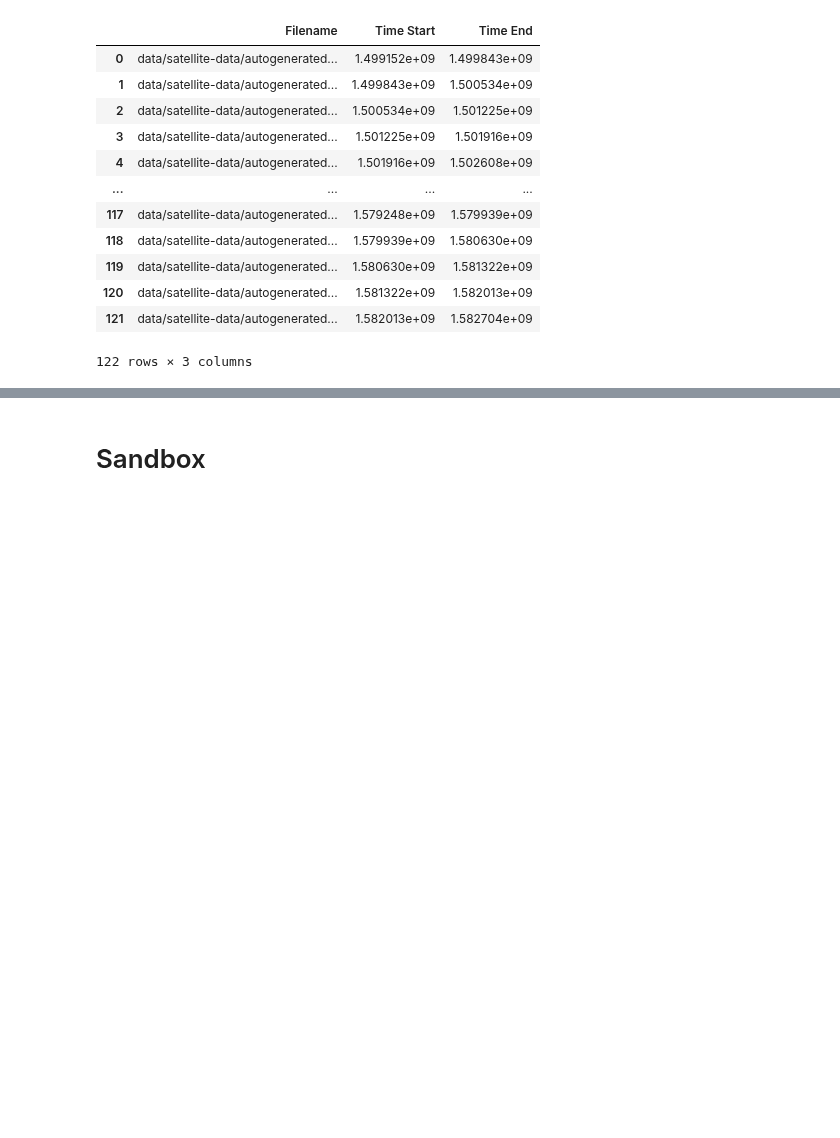
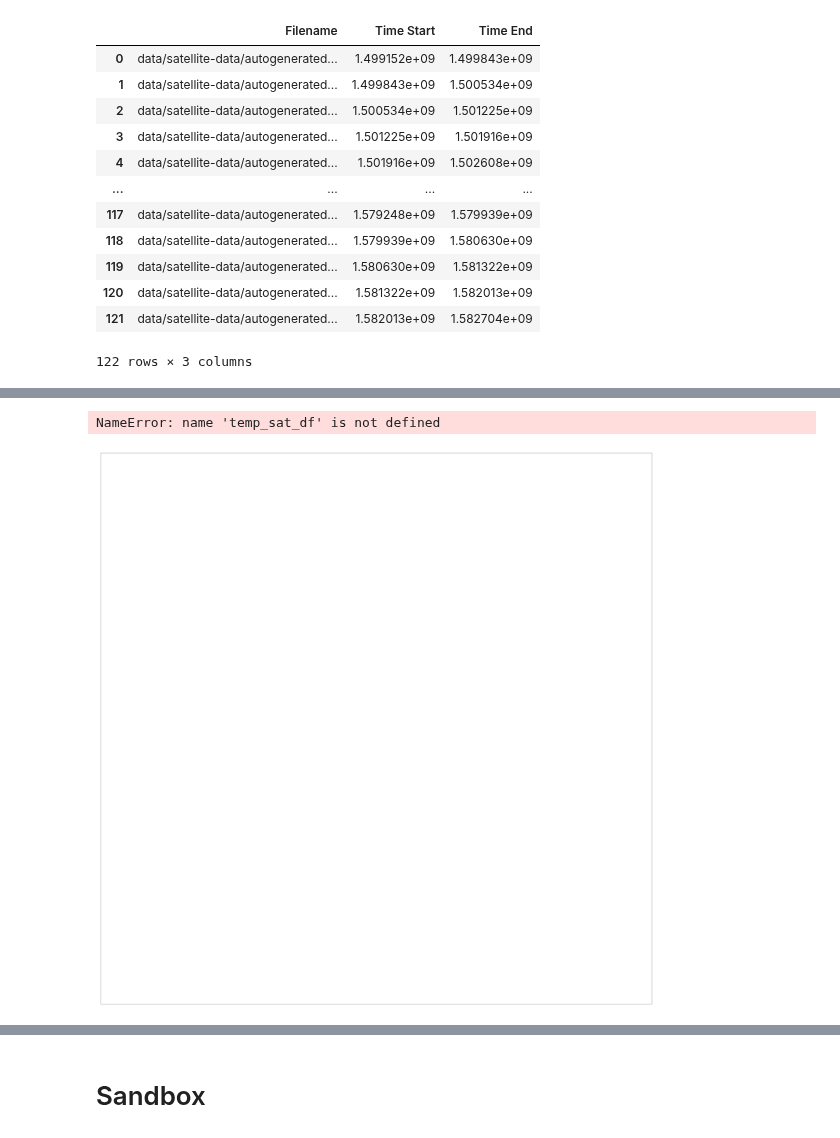
Before and after one commit to AmyPhung/chl-a-comparison, a Jupyter notebook: Workbook9 (major revision).ipynb, the cells around one changed output, grey strips where cells are left out. Cells and saved outputs as stored; diff of their text form; code cells hidden in the pictures; blank space fills up the shorter version.

```diff
--- a/Workbook9 (major revision).ipynb
+++ b/Workbook9 (major revision).ipynb
@@ -756,7 +779,7 @@ import timeit
 start_time = timeit.default_timer()
 
 # Look up best satellite data file for each point
-compiled_df["Sat File"] = compiled_df["Timestamp"].apply(sat_data.findBestFile)
+# compiled_df["Sat File"] = compiled_df["Timestamp"].apply(sat_data.findBestFile)
 
 elapsed = timeit.default_timer() - start_time
 print("Time for file lookup: " + str(elapsed))
@@ -774,13 +797,18 @@ for filename in compiled_df["Sat File"].unique():
 
     # Set active frame
     sat_data.setActiveFrame(filename)
+
     # Look up chlorophyll values for matching files
-    compiled_df[["Sat Chl-A", "Sat Lat", "Sat Long"]] = \
-        compiled_df[compiled_df["Sat File"] == filename]. \
-        apply(sat_data.lookupChlorophyll, axis=1)
+    mask = compiled_df["Sat File"] == filename
+    compiled_df.loc[mask, ["Sat Chl-A", "Sat Lat", "Sat Long"]] = [1,2,3]#pd.Series([4,2,3])#\
+        #compiled_df.loc[mask].apply(sat_data.lookupChlorophyll, axis=1)
+    display(compiled_df.loc[mask])
+    display(compiled_df.loc[mask, ["Sat Chl-A", "Sat Lat", "Sat Long"]])
 
     elapsed = timeit.default_timer() - start_time
     print("Loop time: " + str(elapsed))
+    if i == 3:
+        break
 
 elapsed_overall = timeit.default_timer() - start_time_overall
 print("Time for full execution: " + str(elapsed_overall))
@@ -858,28 +944,33 @@ temp_sat_df
 # %%
+plt.rcParams['figure.figsize'] = [20, 15]
+
 import cartopy.feature
 import cartopy.crs as ccrs
 import matplotlib.pyplot as plt
 
 ax = plt.axes(projection=ccrs.PlateCarree(central_longitude=180))
 ax.set_extent([170, 190, -50, -30], crs=ccrs.PlateCarree())
-plt.scatter(temp_sat_df["Longitude"] + 180, temp_sat_df["Latitude"], c=temp_sat_df["Chlorophyll"], vmin=0, vmax=5, alpha=0.5)
+plt.scatter(temp_sat_df["Longitude"] + 180, temp_sat_df["Latitude"], c=temp_sat_df["Chlorophyll"], vmin=0, vmax=1, s=200)
 
 plt.plot(compiled_df[compiled_df["Src"] == "FT"]["Long"] - 180,
          compiled_df[compiled_df["Src"] == "FT"]["Lat"],
          linewidth=5, color="black")
 
 plt.plot(compiled_df[compiled_df["Src"] == "BGC"]["Long"] - 180,
          compiled_df[compiled_df["Src"] == "BGC"]["Lat"],
          linewidth=5, color="grey")
 
 plt.legend(["FT", "BGC"])
 
 # add some features to make the map a little more polished
 ax.add_feature(cartopy.feature.LAND)
 ax.add_feature(cartopy.feature.OCEAN)
 ax.coastlines('50m')
 
 plt.colorbar()
+# %% [output]
+NameError: name 'temp_sat_df' is not defined
+[figure, added]
 # %%
 ax = plt.axes(projection=ccrs.PlateCarree(central_longitude=180))
 ax.set_extent([170, 190, -50, -30], crs=ccrs.PlateCarree())
```
Also changed, not shown: parts of 14 cells of this notebook, 1 other file.
